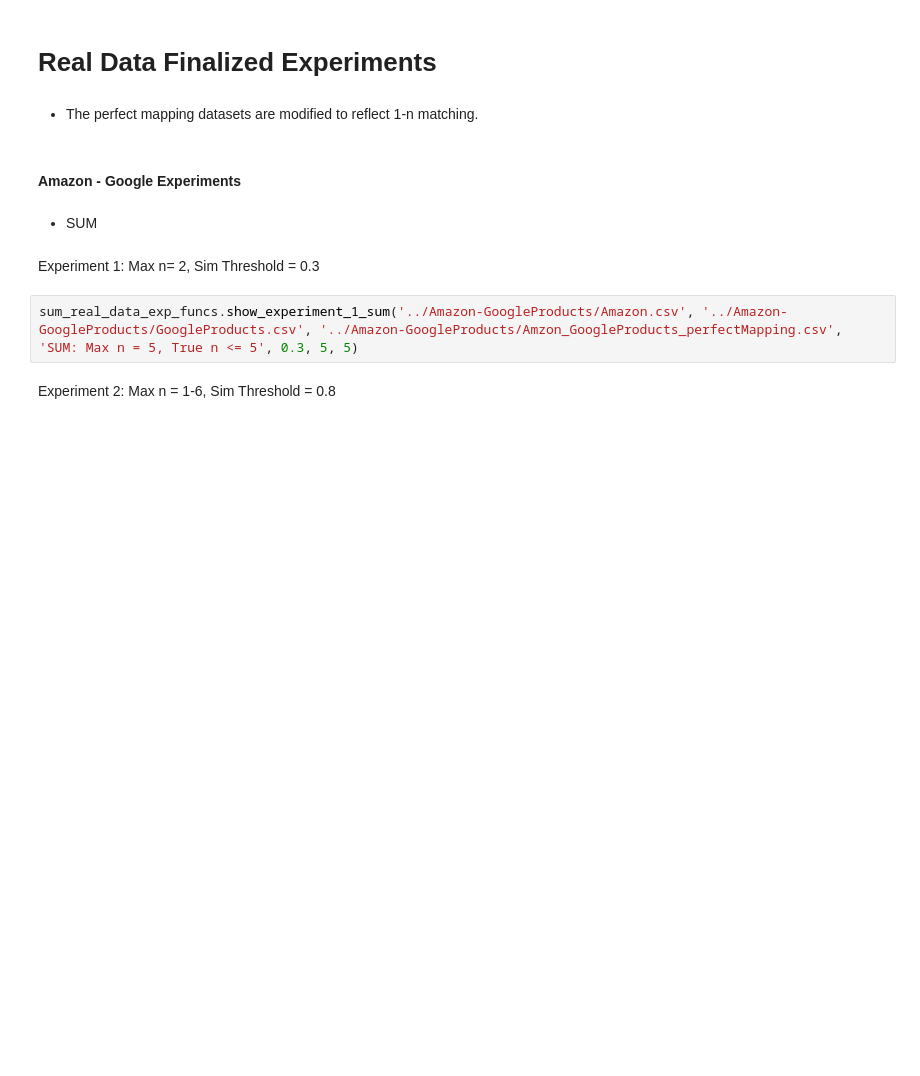
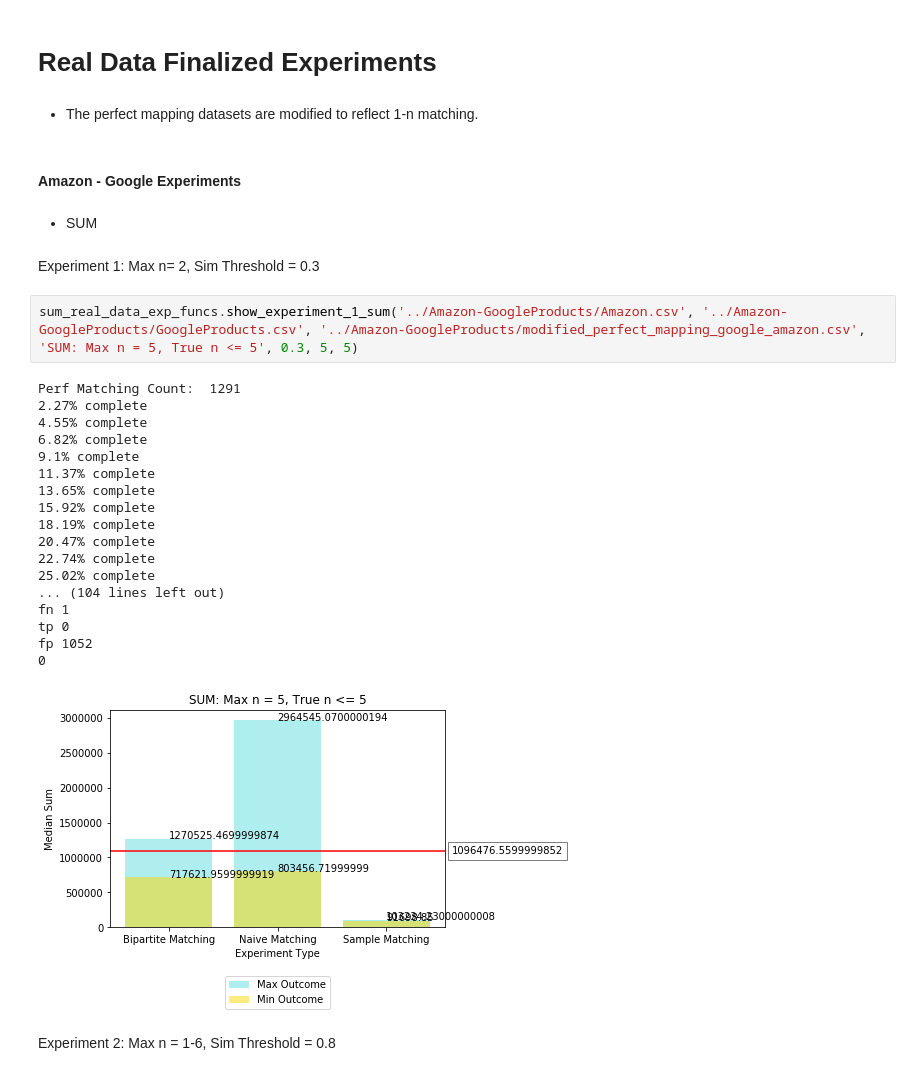
Before and after one commit to denizturkcapar/Quantifying-Uncertainty-Aggregate-Queries, a Jupyter notebook: experiments/Real Data Finalized Experiments.ipynb, the cells around one changed output. Drawn from its saved outputs; the diff is of its cells as text; blank space fills up the shorter version.

Commit message:
updated final experiments notebook

```diff
--- a/experiments/Real Data Finalized Experiments.ipynb
+++ b/experiments/Real Data Finalized Experiments.ipynb
@@ -9,7 +15,26 @@
 # %% [markdown]
 Experiment 1: Max n= 2, Sim Threshold = 0.3
 # %%
-sum_real_data_exp_funcs.show_experiment_1_sum('../Amazon-GoogleProducts/Amazon.csv', '../Amazon-GoogleProducts/GoogleProducts.csv', '../Amazon-GoogleProducts/Amzon_GoogleProducts_perfectMapping.csv', 'SUM: Max n = 5, True n <= 5', 0.3, 5, 5)
+sum_real_data_exp_funcs.show_experiment_1_sum('../Amazon-GoogleProducts/Amazon.csv', '../Amazon-GoogleProducts/GoogleProducts.csv', '../Amazon-GoogleProducts/modified_perfect_mapping_google_amazon.csv', 'SUM: Max n = 5, True n <= 5', 0.3, 5, 5)
+# %% [output]
+Perf Matching Count:  1291
+2.27% complete
+4.55% complete
+6.82% complete
+9.1% complete
+11.37% complete
+13.65% complete
+15.92% complete
+18.19% complete
+20.47% complete
+22.74% complete
+25.02% complete
+... (104 lines left out)
+fn 1
+tp 0
+fp 1052
+0
+[figure, added]
 # %% [markdown]
 Experiment 2: Max n = 1-6, Sim Threshold = 0.8
 # %%
```
Also changed, not shown: parts of 9 cells of this notebook, 5 other files.
